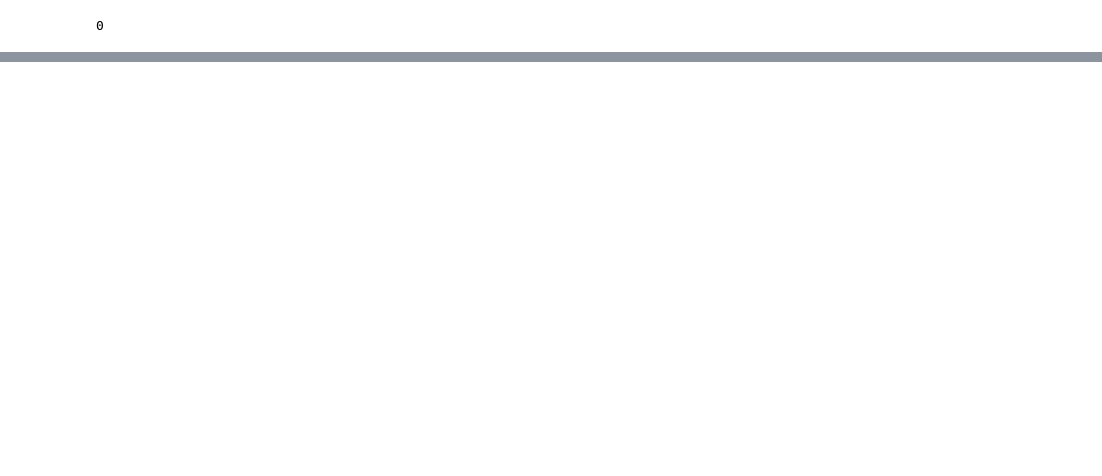
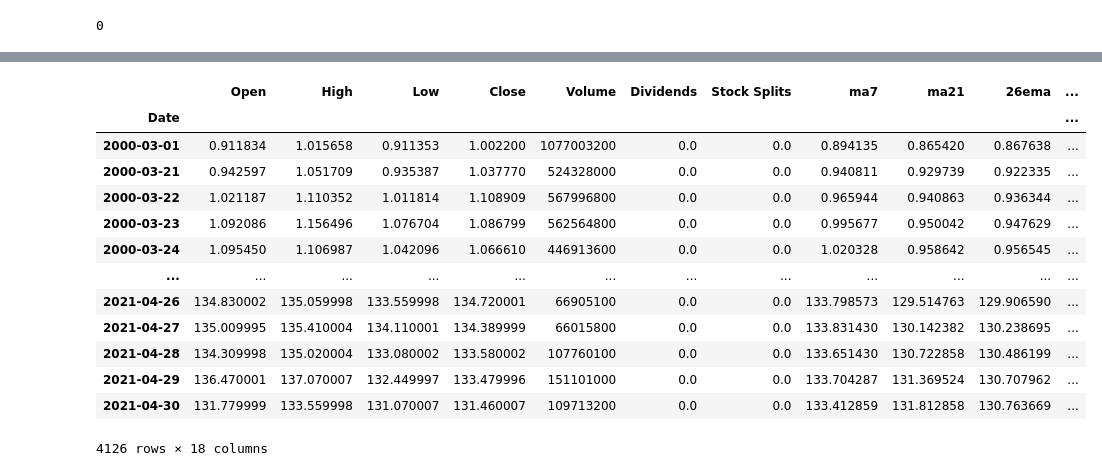
Before and after one commit to ebimor/stock-trading-ml, a Jupyter notebook: StockPredictionML.ipynb, the cells around one changed output, grey strips where cells are left out. Saved outputs shown, nothing was run; the diff lists cells and outputs as text; code cells hidden in the pictures; blank space fills up the shorter version.

Commit message:
wip get data from yahoo

```diff
--- a/StockPredictionML.ipynb
+++ b/StockPredictionML.ipynb
@@ -35,0 +12,8 @@ def add_stock_data(symbol, data_set):
+# %%
+def get_stock_data(symbol):
+    end_date = datetime.now()
+    start_date = datetime(2000, 1, 1)
+    stock = yf.Ticker(symbol)
+    df = stock.history(start=start_date, end=end_date, auto_adjust=True)
+
+    return df
@@ -40,7 +39,5 @@ df = df.iloc[::-1]
 # %%
-df.columns = ["open", "high", "low", "close", "volume"]
-#df = df.iloc[::-1]
-
+df = get_stock_data("AAPL")
 mpf.plot(df.tail(300), type='candle', style='charles',
         title='MSFT',
         ylabel='Price (USD)',
@@ -177,3 +176,20 @@ dataset_TI_df
+# %%
+df.dropna(axis=0, how='any')
+# %% [output]
+|  | Open | High | Low | Close | Volume | Dividends | Stock Splits | ma7 | ma21 | 26ema | ... |
+| Date |  |  |  |  |  |  |  |  |  |  | ... |
+| 2000-03-01 | 0.911834 | 1.015658 | 0.911353 | 1.002200 | 1077003200 | 0.0 | 0.0 | 0.894135 | 0.865420 | 0.867638 | ... |
+| 2000-03-21 | 0.942597 | 1.051709 | 0.935387 | 1.037770 | 524328000 | 0.0 | 0.0 | 0.940811 | 0.929739 | 0.922335 | ... |
+| 2000-03-22 | 1.021187 | 1.110352 | 1.011814 | 1.108909 | 567996800 | 0.0 | 0.0 | 0.965944 | 0.940863 | 0.936344 | ... |
+| 2000-03-23 | 1.092086 | 1.156496 | 1.076704 | 1.086799 | 562564800 | 0.0 | 0.0 | 0.995677 | 0.950042 | 0.947629 | ... |
+| 2000-03-24 | 1.095450 | 1.106987 | 1.042096 | 1.066610 | 446913600 | 0.0 | 0.0 | 1.020328 | 0.958642 | 0.956545 | ... |
+| ... | ... | ... | ... | ... | ... | ... | ... | ... | ... | ... | ... |
+| 2021-04-26 | 134.830002 | 135.059998 | 133.559998 | 134.720001 | 66905100 | 0.0 | 0.0 | 133.798573 | 129.514763 | 129.906590 | ... |
+| 2021-04-27 | 135.009995 | 135.410004 | 134.110001 | 134.389999 | 66015800 | 0.0 | 0.0 | 133.831430 | 130.142382 | 130.238695 | ... |
+| 2021-04-28 | 134.309998 | 135.020004 | 133.080002 | 133.580002 | 107760100 | 0.0 | 0.0 | 133.651430 | 130.722858 | 130.486199 | ... |
+| 2021-04-29 | 136.470001 | 137.070007 | 132.449997 | 133.479996 | 151101000 | 0.0 | 0.0 | 133.704287 | 131.369524 | 130.707962 | ... |
+| 2021-04-30 | 131.779999 | 133.559998 | 131.070007 | 131.460007 | 109713200 | 0.0 | 0.0 | 133.412859 | 131.812858 | 130.763669 | ... |
+4126 rows × 18 columns
 # %%
 #add vix data
 df_vix = pd.read_csv("./data/vix-daily.csv", header=0, index_col="Date", parse_dates=True)
```
Also changed, not shown: parts of 16 cells of this notebook.
